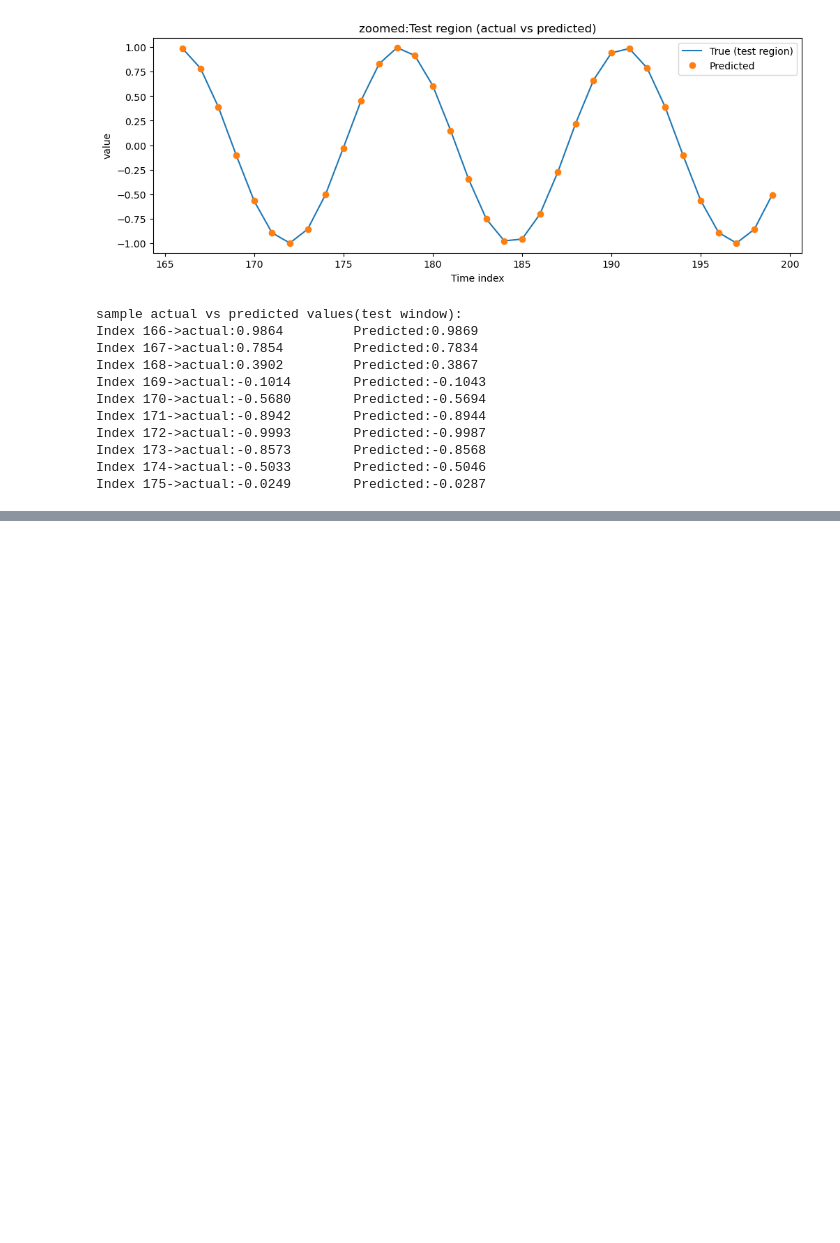
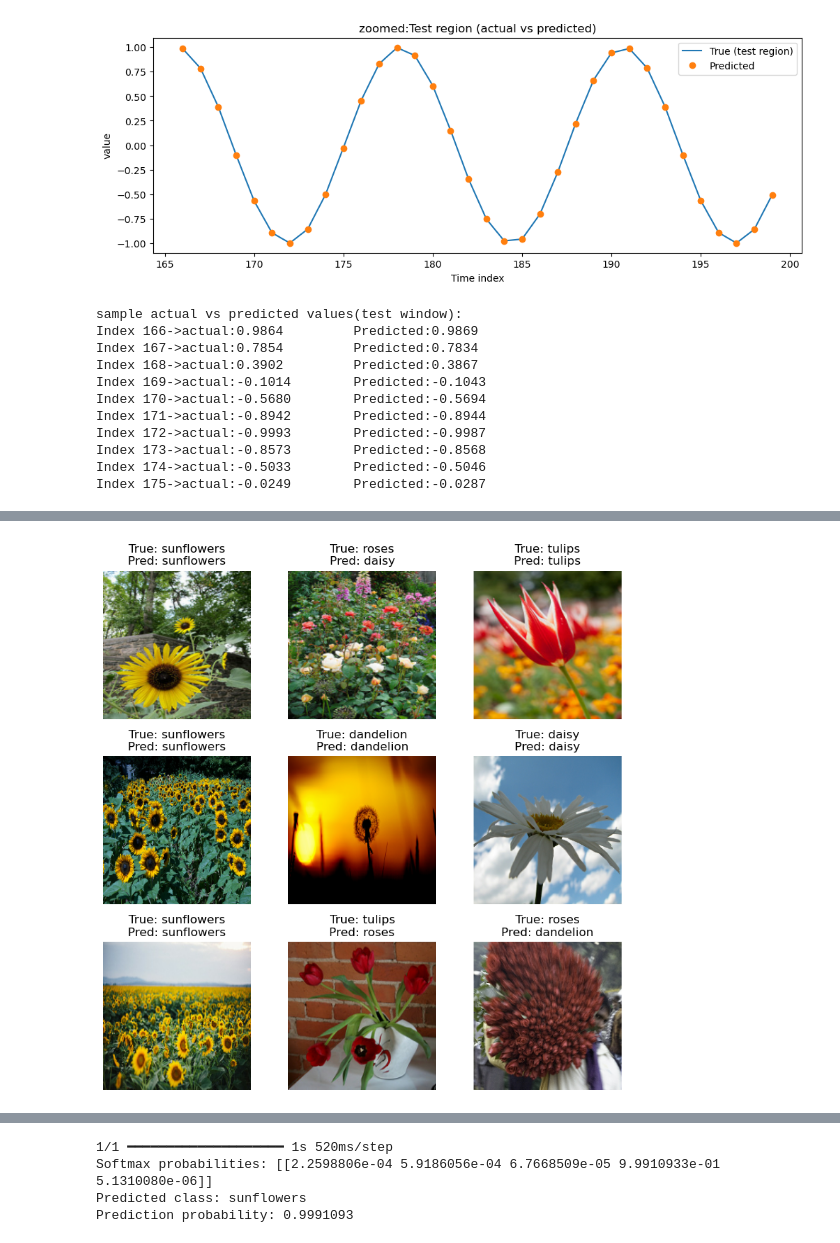
Before and after one commit to Chiragrrai8105/DL-Lab, a Jupyter notebook: exp1.ipynb, the cells around one changed output, grey strips where cells are left out. Drawn from its saved outputs; the diff is of its cells as text; code cells hidden in the pictures; blank space fills up the shorter version.

```diff
--- a/exp1.ipynb
+++ b/exp1.ipynb
@@ -672,0 +725,8 @@ Index 175->actual:-0.0249        Predicted:-0.0287
+# %%
+train_ds = train_ds.map(lambda x, y: (preprocess_input(x), y))
+val_ds = val_ds.map(lambda x, y: (preprocess_input(x), y))
+base_model = MobileNetV2(weights="imagenet",include_top=False,input_shape=(img_height, img_width, 3))
+base_model.trainable = False
+model = models.Sequential([base_model,layers.GlobalAveragePooling2D(),layers.Dense(128, activation="relu"),layers.Dense(len(class_names), activation="softmax")])
+model.compile(optimizer="adam",loss="sparse_categorical_crossentropy",metrics=["accuracy"])
+history = model.fit(train_ds,validation_data=val_ds,epochs=3)
@@ -672,0 +740,22 @@ Index 175->actual:-0.0249        Predicted:-0.0287
+# %%
+for images, labels in val_ds.take(1):
+    predictions = model.predict(images)
+    pred_labels = np.argmax(predictions, axis=1)
+    plt.figure(figsize=(8, 8))
+    for i in range(9):
+        ax = plt.subplot(3, 3, i + 1)
+        img = (images[i].numpy() + 1) / 2
+        plt.imshow(img)
+        plt.title(
+            f"True: {class_names[labels[i]]}\n"
+            f"Pred: {class_names[pred_labels[i]]}")
+        plt.axis("off")
+    plt.tight_layout()
+    plt.show()
+sample_img = images[0:1]
+softmax_output = model.predict(sample_img)
+predicted_class = np.argmax(softmax_output[0])
+print("Softmax probabilities:", softmax_output)
+print("Predicted class:", class_names[predicted_class])
+print("Prediction probability:", softmax_output[0][predicted_class])
+# %% [output]
@@ -672,0 +763 @@ Index 175->actual:-0.0249        Predicted:-0.0287
+[figure, added]
@@ -672,0 +765,4 @@ Index 175->actual:-0.0249        Predicted:-0.0287
+1/1 ━━━━━━━━━━━━━━━━━━━━ 1s 520ms/step
+Softmax probabilities: [[2.2598806e-04 5.9186056e-04 6.7668509e-05 9.9910933e-01 5.1310080e-06]]
+Predicted class: sunflowers
+Prediction probability: 0.9991093
```
Also changed, not shown: parts of 5 cells of this notebook.
